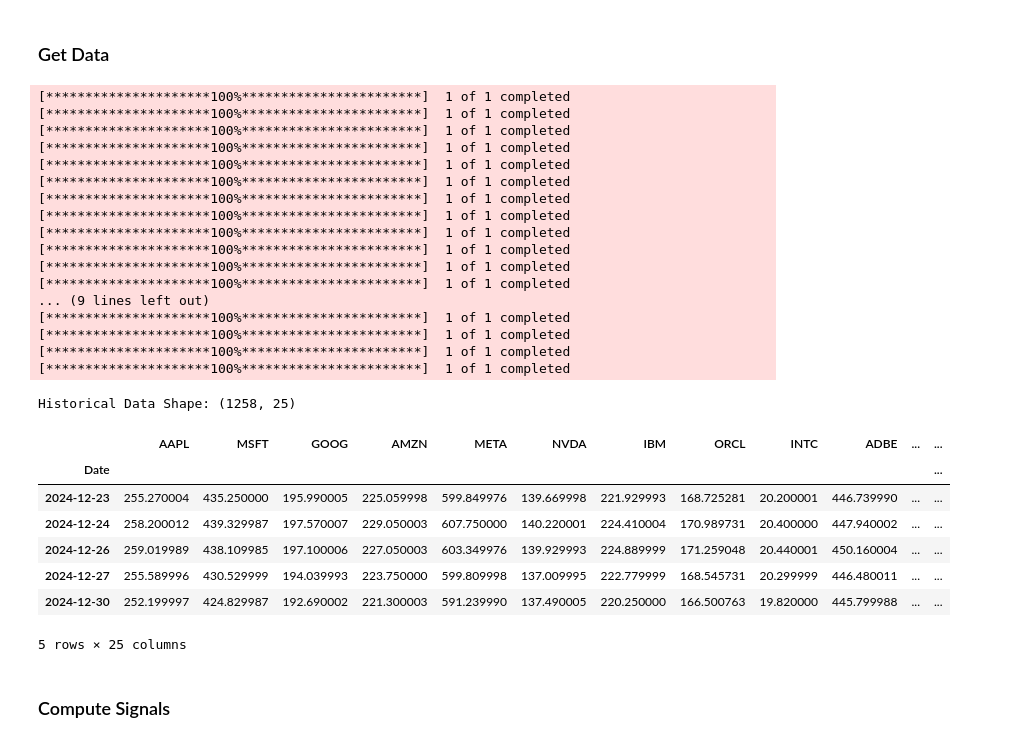
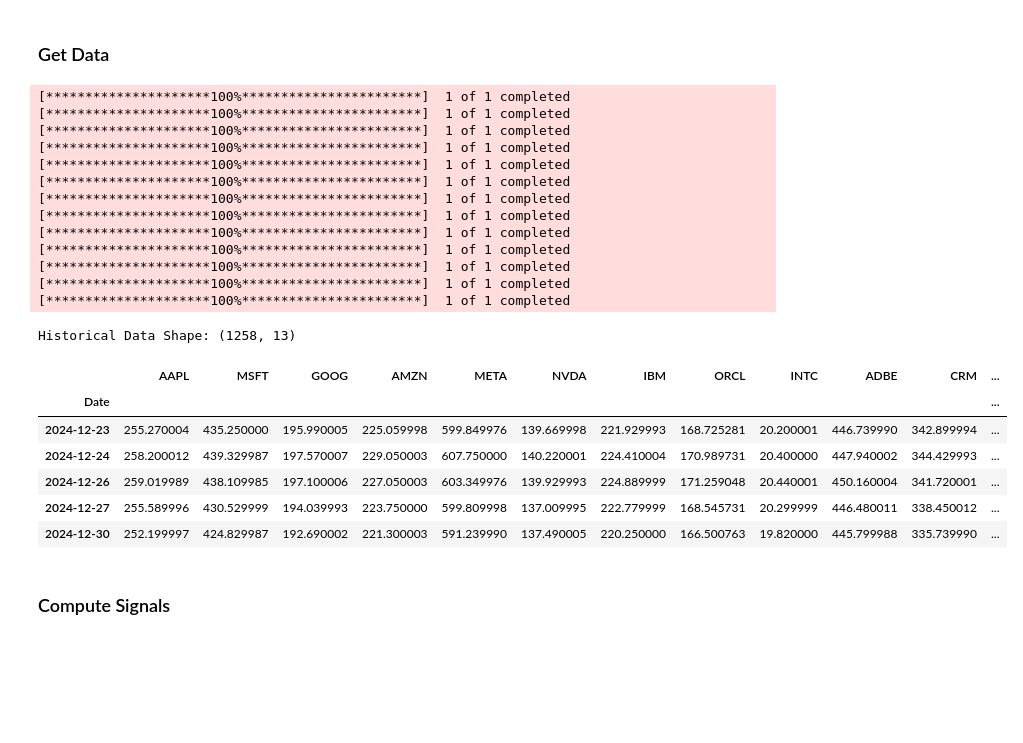
Before and after one commit to ArjunPatel32/MMR_ML_Trading, a Jupyter notebook: main.ipynb, the cells around one changed output. Drawn from its saved outputs; the diff is of its cells as text; code cells hidden in the pictures; blank space fills up the shorter version.

```diff
--- a/main.ipynb
+++ b/main.ipynb
@@ -15,88 +15,56 @@ from risk_management import apply_stop_loss
 # %% [markdown]
 ### Get Data
 # %%
-# Define the ticker list
-# Always include "SPY" to benchmark vs. S&P
 tickers = [
-    # Technology
-    "AAPL",  # Apple (tech)
-    "MSFT",  # Microsoft (tech)
-    "GOOG",  # Alphabet (tech)
-    "AMZN",  # Amazon (e-commerce/tech)
-    "META",  # Meta (Facebook)
-    "NVDA",  # NVIDIA (semiconductors)
-    "IBM",   # IBM (enterprise tech)
-    "ORCL",  # Oracle (enterprise tech)
-    "INTC",  # Intel (semiconductors)
-    "ADBE",  # Adobe (software)
-    "CRM",   # Salesforce (enterprise software)
-
-    # Consumer Goods & Retail
-    "KO",    # Coca-Cola (beverage)
-    "PEP",   # PepsiCo (beverage/food)
-    "WMT",   # Walmart (retail)
-    "COST",  # Costco (retail)
-    "PG",    # Procter & Gamble (consumer goods)
-
-    # Healthcare
-    "JNJ",   # Johnson & Johnson (healthcare)
-
-    # Financials
-    "GS",    # Goldman Sachs (banking)
-
-    # Automotive & Clean Energy
-    "TSLA",  # Tesla (EV/clean energy)
-
-    # Entertainment & Media
-    "NFLX",  # Netflix (streaming)
-    "DIS",   # Disney (entertainment)
-
-    # Food & Beverage
-    "MCD",   # McDonald's (fast food)
-    "SBUX",  # Starbucks (coffee)
-
-    # Aerospace
-    "BA",    # Boeing (aerospace)
+    # Focus on Tech Company Stocks
+    "AAPL",  # Apple
+    "MSFT",  # Microsoft
+    "GOOG",  # Alphabet
+    "AMZN",  # Amazon
+    "META",  # Meta
+    "NVDA",  # NVIDIA
+    "IBM",   # IBM
+    "ORCL",  # Oracle
+    "INTC",  # Intel
+    "ADBE",  # Adobe
+    "CRM",   # Salesforce
+    "TSLA",  # Tesla
 
     # Benchmark
-    "SPY"    # S&P 500 (benchmark)
+    "SPY"    # S&P 500
 ]
+
 
 # Download historical data
 start_date = "2019-12-31"
 end_date = "2024-12-31"
 data = get_historical_data(tickers, start=start_date, end=end_date)
 spy_series = data["SPY"] # S&P 500
 
 print("Historical Data Shape:", data.shape)
 display(data.tail())
 # %% [output]
 [*********************100%***********************]  1 of 1 completed
 [*********************100%***********************]  1 of 1 completed
 [*********************100%***********************]  1 of 1 completed
 [*********************100%***********************]  1 of 1 completed
 [*********************100%***********************]  1 of 1 completed
 [*********************100%***********************]  1 of 1 completed
 [*********************100%***********************]  1 of 1 completed
 [*********************100%***********************]  1 of 1 completed
 [*********************100%***********************]  1 of 1 completed
 [*********************100%***********************]  1 of 1 completed
 [*********************100%***********************]  1 of 1 completed
 [*********************100%***********************]  1 of 1 completed
-... (9 lines left out)
 [*********************100%***********************]  1 of 1 completed
-[*********************100%***********************]  1 of 1 completed
-[*********************100%***********************]  1 of 1 completed
-[*********************100%***********************]  1 of 1 completed
-Historical Data Shape: (1258, 25)
+Historical Data Shape: (1258, 13)
-|  | AAPL | MSFT | GOOG | AMZN | META | NVDA | IBM | ORCL | INTC | ADBE | ... | ... |
+|  | AAPL | MSFT | GOOG | AMZN | META | NVDA | IBM | ORCL | INTC | ADBE | CRM | ... |
 | Date |  |  |  |  |  |  |  |  |  |  |  | ... |
-| 2024-12-23 | 255.270004 | 435.250000 | 195.990005 | 225.059998 | 599.849976 | 139.669998 | 221.929993 | 168.725281 | 20.200001 | 446.739990 | ... | ... |
-| 2024-12-24 | 258.200012 | 439.329987 | 197.570007 | 229.050003 | 607.750000 | 140.220001 | 224.410004 | 170.989731 | 20.400000 | 447.940002 | ... | ... |
-| 2024-12-26 | 259.019989 | 438.109985 | 197.100006 | 227.050003 | 603.349976 | 139.929993 | 224.889999 | 171.259048 | 20.440001 | 450.160004 | ... | ... |
-| 2024-12-27 | 255.589996 | 430.529999 | 194.039993 | 223.750000 | 599.809998 | 137.009995 | 222.779999 | 168.545731 | 20.299999 | 446.480011 | ... | ... |
-| 2024-12-30 | 252.199997 | 424.829987 | 192.690002 | 221.300003 | 591.239990 | 137.490005 | 220.250000 | 166.500763 | 19.820000 | 445.799988 | ... | ... |
+| 2024-12-23 | 255.270004 | 435.250000 | 195.990005 | 225.059998 | 599.849976 | 139.669998 | 221.929993 | 168.725281 | 20.200001 | 446.739990 | 342.899994 | ... |
+| 2024-12-24 | 258.200012 | 439.329987 | 197.570007 | 229.050003 | 607.750000 | 140.220001 | 224.410004 | 170.989731 | 20.400000 | 447.940002 | 344.429993 | ... |
+| 2024-12-26 | 259.019989 | 438.109985 | 197.100006 | 227.050003 | 603.349976 | 139.929993 | 224.889999 | 171.259048 | 20.440001 | 450.160004 | 341.720001 | ... |
+| 2024-12-27 | 255.589996 | 430.529999 | 194.039993 | 223.750000 | 599.809998 | 137.009995 | 222.779999 | 168.545731 | 20.299999 | 446.480011 | 338.450012 | ... |
+| 2024-12-30 | 252.199997 | 424.829987 | 192.690002 | 221.300003 | 591.239990 | 137.490005 | 220.250000 | 166.500763 | 19.820000 | 445.799988 | 335.739990 | ... |
-5 rows × 25 columns
 # %% [markdown]
 ### Compute Signals
 # %%
```
Also changed, not shown: parts of 7 cells of this notebook, 6 other files.
